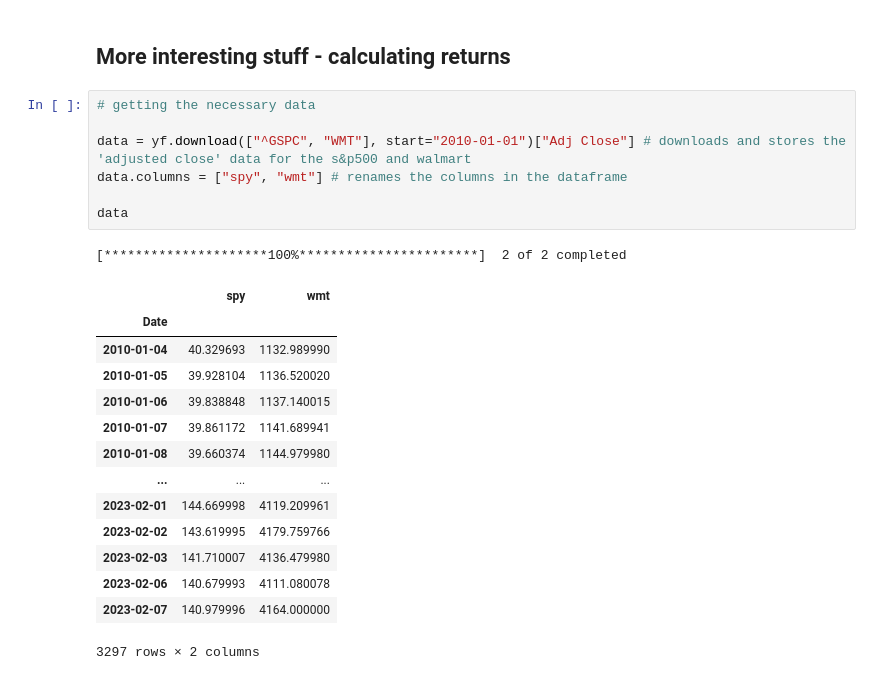
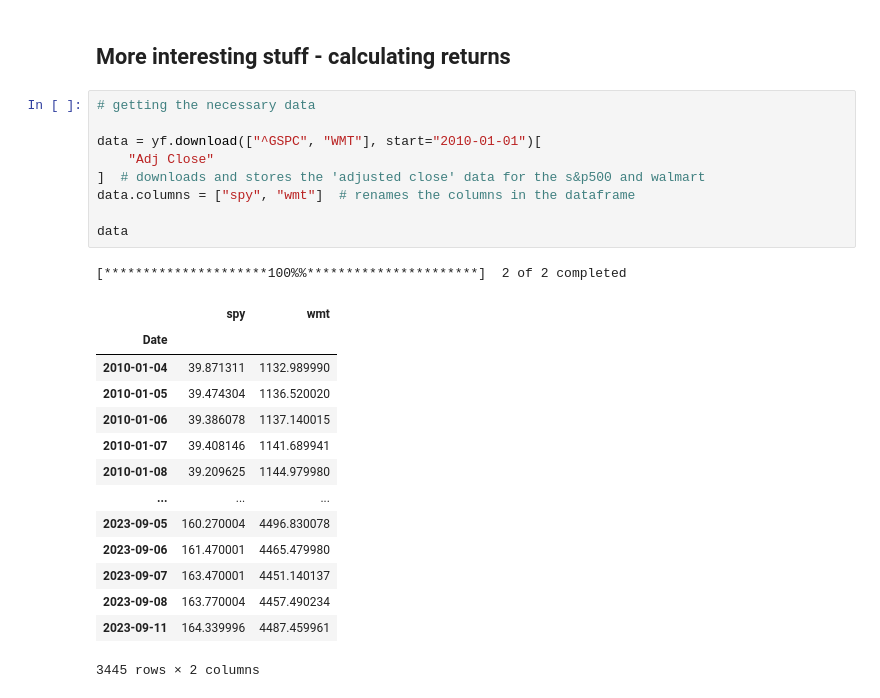
Before and after one commit to buridan2/Quant-Edu, a Jupyter notebook: intro_python_finance.ipynb, the cells around one changed output. Saved outputs shown, nothing was run; the diff lists cells and outputs as text.

```diff
--- a/intro_python_finance.ipynb
+++ b/intro_python_finance.ipynb
@@ -136,24 +147,26 @@ for idx, column in enumerate(data.columns.values):
 # %%
 # getting the necessary data
 
-data = yf.download(["^GSPC", "WMT"], start="2010-01-01")["Adj Close"] # downloads and stores the 'adjusted close' data for the s&p500 and walmart
-data.columns = ["spy", "wmt"] # renames the columns in the dataframe
+data = yf.download(["^GSPC", "WMT"], start="2010-01-01")[
+    "Adj Close"
+]  # downloads and stores the 'adjusted close' data for the s&p500 and walmart
+data.columns = ["spy", "wmt"]  # renames the columns in the dataframe
 
 data
 # %% [output]
-[*********************100%***********************]  2 of 2 completed
+[*********************100%%**********************]  2 of 2 completed
 |  | spy | wmt |
 | Date |  |  |
-| 2010-01-04 | 40.329693 | 1132.989990 |
-| 2010-01-05 | 39.928104 | 1136.520020 |
-| 2010-01-06 | 39.838848 | 1137.140015 |
-| 2010-01-07 | 39.861172 | 1141.689941 |
-| 2010-01-08 | 39.660374 | 1144.979980 |
+| 2010-01-04 | 39.871311 | 1132.989990 |
+| 2010-01-05 | 39.474304 | 1136.520020 |
+| 2010-01-06 | 39.386078 | 1137.140015 |
+| 2010-01-07 | 39.408146 | 1141.689941 |
+| 2010-01-08 | 39.209625 | 1144.979980 |
 | ... | ... | ... |
-| 2023-02-01 | 144.669998 | 4119.209961 |
-| 2023-02-02 | 143.619995 | 4179.759766 |
-| 2023-02-03 | 141.710007 | 4136.479980 |
-| 2023-02-06 | 140.679993 | 4111.080078 |
-| 2023-02-07 | 140.979996 | 4164.000000 |
+| 2023-09-05 | 160.270004 | 4496.830078 |
+| 2023-09-06 | 161.470001 | 4465.479980 |
+| 2023-09-07 | 163.470001 | 4451.140137 |
+| 2023-09-08 | 163.770004 | 4457.490234 |
+| 2023-09-11 | 164.339996 | 4487.459961 |
-3297 rows × 2 columns
+3445 rows × 2 columns
 # %%
```
Also changed, not shown: parts of 41 cells of this notebook, 1 other file.
